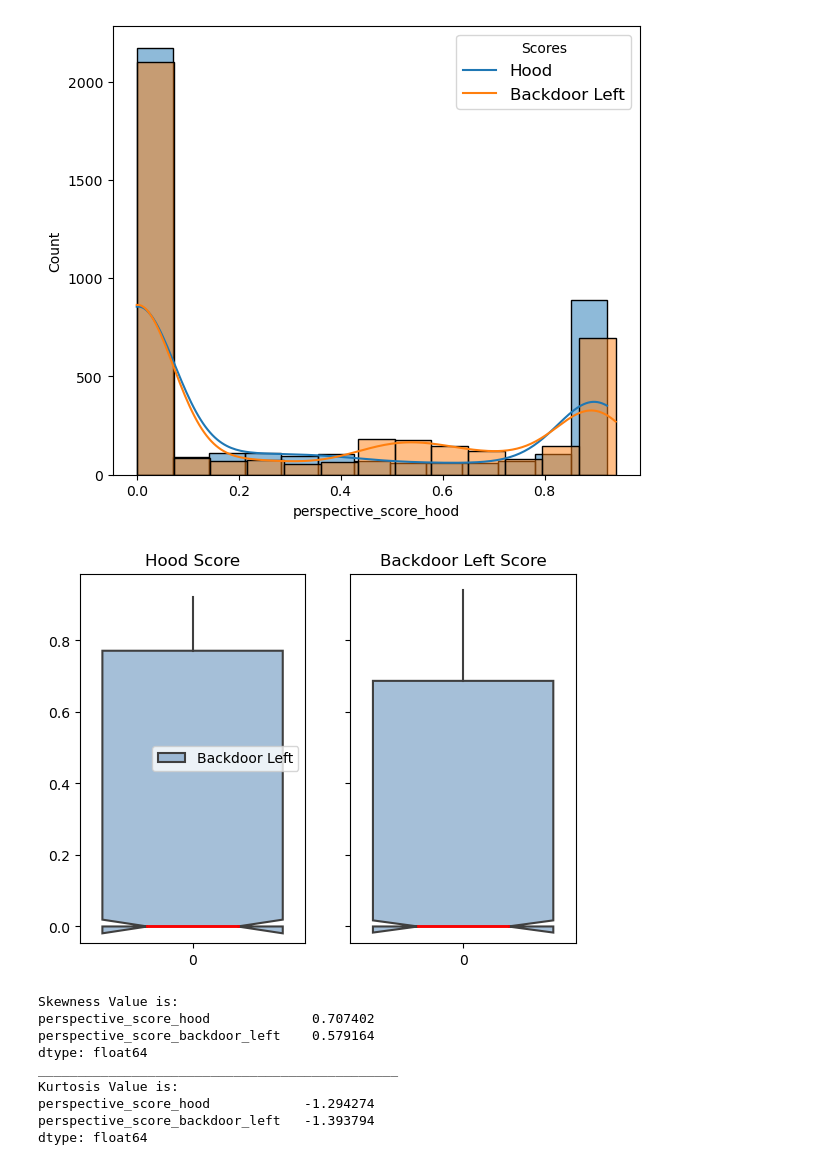
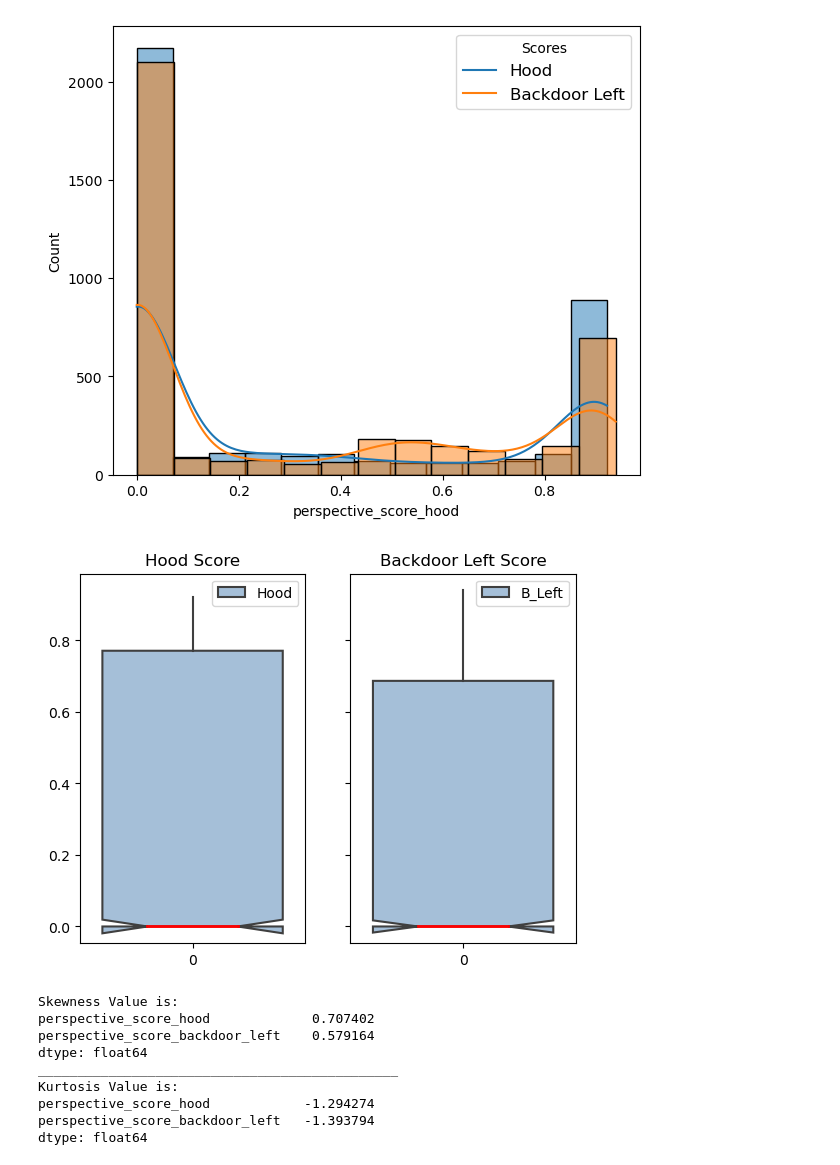
Before and after one commit to EZarbali/Image_Regression, a Jupyter notebook: notebooks/analysis.ipynb, the cells around one changed output. Cells and saved outputs as stored; diff of their text form; code cells hidden in the pictures.

```diff
--- a/notebooks/analysis.ipynb
+++ b/notebooks/analysis.ipynb
@@ -97,19 +97,19 @@ fig.show()
 # %%
 f, axes = plt.subplots(1, 2, sharey=True)
 _ = sns.boxplot(df["perspective_score_hood"], ax=axes[0],notch=True, showcaps=False,
     flierprops={"marker": "x"},
     boxprops={"facecolor": (.3, .5, .7, .5)},
     medianprops={"color": "r", "linewidth": 2},).set_title("Hood Score")
 _ = sns.boxplot(df["perspective_score_backdoor_left"], ax=axes[1],notch=True, showcaps=False,
     flierprops={"marker": "x"},
     boxprops={"facecolor": (.3, .5, .7, .5)},
     medianprops={"color": "r", "linewidth": 2},).set_title("Backdoor Left Score")
 axes[0].legend(['Hood'])
-axes[0].legend(['Backdoor Left'])
+axes[1].legend(['B_Left'])
 
 plt.show()
 # %% [output]
-[figure, old version]
+[figure, new version]
 # %%
 fig = make_subplots(rows=1, cols=1, shared_yaxes=True, subplot_titles=("Outlier Detection for Scores",))
 fig.add_trace(go.Box({'y': df["perspective_score_hood"]}, name="Predictive Score Hood"),
```
